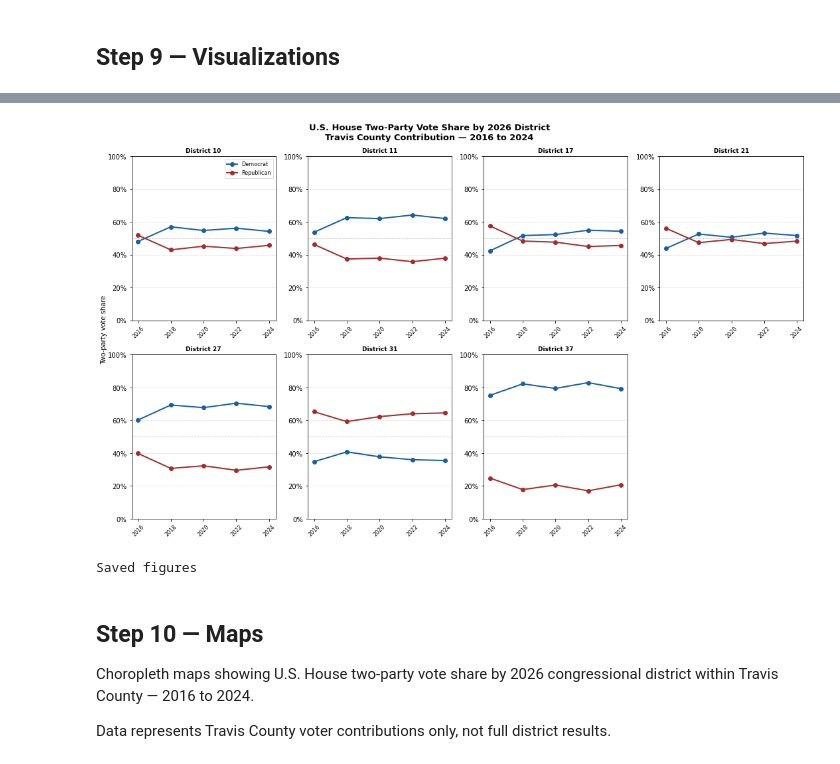
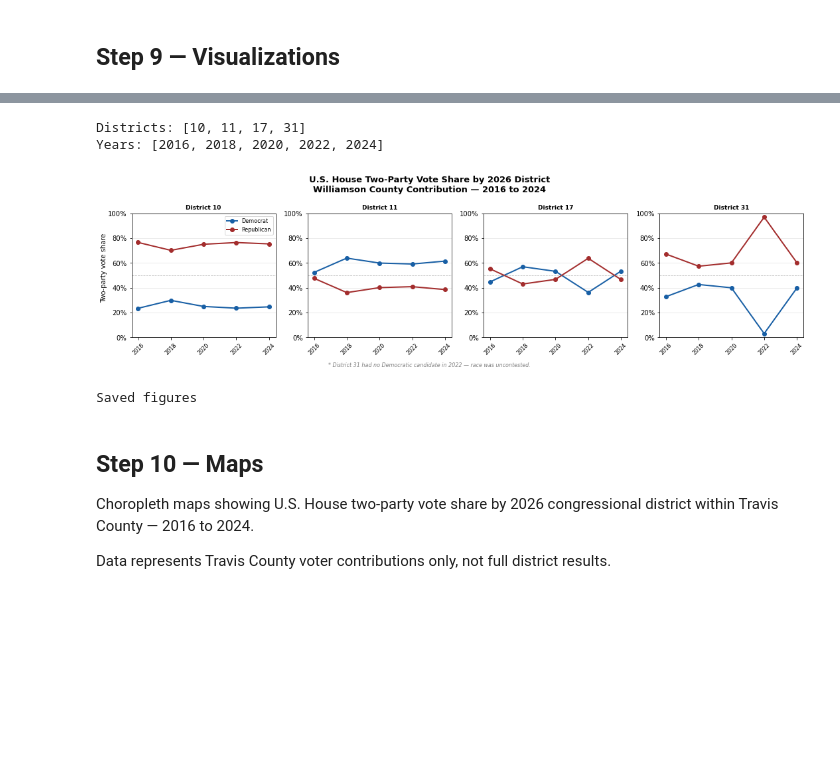
Before and after one commit to bluebonnet-data/bb-unified-election-data, a Jupyter notebook: notebooks/07_time_series_pipeline_williamson_wip.ipynb, the cells around one changed output, grey strips where cells are left out. Cells and saved outputs as stored; diff of their text form; code cells hidden in the pictures; blank space fills up the shorter version.

Commit message:
Add Williamson County pipeline — five cycles, zero vote leakage. Fix state filter for multi-state county name ambiguity. Add VEST boundary files to gitignore.

```diff
--- a/notebooks/07_time_series_pipeline_williamson_wip.ipynb
+++ b/notebooks/07_time_series_pipeline_williamson_wip.ipynb
@@ -209,7 +222,9 @@ def build_weights_table(precincts, districts, blocks, label):
 
     return fragments
 
-# Build weights tables
+# Build weights tables — one per election cycle using cycle-specific boundaries
+weights_2016 = build_weights_table(precincts_2016, districts, blocks, '2016')
+weights_2018 = build_weights_table(precincts_2018, districts, blocks, '2018')
 weights_2020 = build_weights_table(precincts_2020, districts, blocks, '2020')
 weights_2022 = build_weights_table(precincts_2022, districts, blocks, '2022')
 weights_2024 = build_weights_table(precincts_2024, districts, blocks, '2024')
@@ -220,3 +239,9 @@ weights_2024 = build_weights_table(precincts_2024, districts, blocks, '2024')
 2022 weight validation — precincts not summing to 1.0: 0
 2024 weights table: 278 rows
 2024 weight validation — precincts not summing to 1.0: 0
+# %%
+# Check which precincts don't sum to 1.0 across years
+for label, weights in [('2016', weights_2016), ('2018', weights_2018), ('2020', weights_2020)]:
+    weight_sums = weights.groupby('old_precinct_id')['weight'].sum()
+    invalid = weight_sums[weight_sums.round(6) != 1.0]
+    print(f"{label} invalid precincts: {list(invalid.index)}")
@@ -427,9 +462,0 @@ print(time_series[time_series['new_district_id'] == 37][['year', 'candidate', 'p
-# %%
-# Standardize party labels
-party_map = {
-    'DEMOCRATIC': 'DEMOCRAT',
-    'GREEN': 'OTHER',
-}
-time_series['party'] = time_series['party'].replace(party_map)
-
-print(time_series['party'].unique())
@@ -533,8 +507,7 @@ print(pivot.to_string())
 # %%
-# Recalculate pivot including District 35
+# Recalculate pivot for this county
 two_party = time_series[time_series['party'].isin(['DEMOCRAT', 'REPUBLICAN'])].copy()
 two_party_total = two_party.groupby(['year', 'new_district_id', 'party'])['estimated_votes'].sum().reset_index()
-
 pivot = two_party_total.pivot_table(
     index=['year', 'new_district_id'],
     columns='party',
@@ -545,53 +518,58 @@ pivot['total'] = pivot['DEMOCRAT'] + pivot['REPUBLICAN']
 pivot['dem_share'] = pivot['DEMOCRAT'] / pivot['total'] * 100
 pivot['rep_share'] = pivot['REPUBLICAN'] / pivot['total'] * 100
 
-# Separate D35 from 2026 districts
-pivot_35 = pivot[pivot['new_district_id'] == 35].copy()
-pivot_2026 = pivot[pivot['new_district_id'] != 35].copy()
-
+# No District 35 separation needed for Williamson — all districts are 2026 districts
+pivot_2026 = pivot.copy()
 districts_2026 = sorted(pivot_2026['new_district_id'].unique())
 years = sorted(pivot['year'].unique())
 
-# Main figure — 2026 districts (2 rows x 4 cols, last cell empty)
-fig, axes = plt.subplots(2, 4, figsize=(16, 9))
+print(f"Districts: {districts_2026}")
+print(f"Years: {years}")
+
+# Determine grid size based on number of districts
+n_districts = len(districts_2026)
+n_cols = 4
+n_rows = (n_districts + n_cols - 1) // n_cols
+
+fig, axes = plt.subplots(n_rows, n_cols, figsize=(16, n_rows * 4))
 axes = axes.flatten()
 
 for i, district in enumerate(districts_2026):
     ax = axes[i]
     d = pivot_2026[pivot_2026['new_district_id'] == district]
 
     ax.plot(d['year'], d['dem_share'], color='#185FA5', marker='o', linewidth=2, label='Democrat')
     ax.plot(d['year'], d['rep_share'], color='#A32D2D', marker='o', linewidth=2, label='Republican')
     ax.axhline(50, color='gray', linestyle='--', linewidth=0.8, alpha=0.5)
 
     ax.set_title(f'District {district}', fontweight='bold', fontsize=9)
     ax.set_ylim(0, 100)
     ax.set_xticks(years)
     ax.set_xticklabels(years, rotation=45, fontsize=8)
     ax.yaxis.set_major_formatter(mtick.PercentFormatter())
     ax.grid(axis='y', alpha=0.3)
 
     if i == 0:
         ax.legend(fontsize=8)
 
-axes[-1].axis('off')
+# Hide empty subplots
+for j in range(i + 1, len(axes)):
+    axes[j].axis('off')
 
 fig.text(0.07, 0.5, 'Two-party vote share', va='center', rotation='vertical', fontsize=10)
-
-plt.suptitle('U.S. House Two-Party Vote Share by 2026 District\nTravis County Contribution — 2016 to 2024',
+plt.suptitle(f'U.S. House Two-Party Vote Share by 2026 District\n{COUNTY_NAME.title()} County Contribution — 2016 to 2024',
              fontsize=13, fontweight='bold')
+fig.text(0.5, -0.02, '* District 31 had no Democratic candidate in 2022 — race was uncontested.',
+         ha='center', fontsize=8, style='italic', color='gray')
 plt.tight_layout(rect=[0.07, 0, 1, 1])
 plt.savefig(f'../docs/images/{COUNTY_SLUG}_house_vote_share_trend.png', dpi=150, bbox_inches='tight')
 plt.show()
-
-# Note: District 35 existed under the 2021 congressional map (PLANC2193).
-# To plot D35 history, build a separate weights table using PLANC2193 boundaries.
-# This is planned for a future notebook.
-
 print("Saved figures")
 # %% [output]
+Districts: [10, 11, 17, 31]
+Years: [2016, 2018, 2020, 2022, 2024]
-[figure, old version]
+[figure, new version]
-Saved figures
+Saved figures
 # %% [markdown]
 ## Step 10 — Maps
 
```
Also changed, not shown: parts of 25 cells of this notebook, 15 other files.
